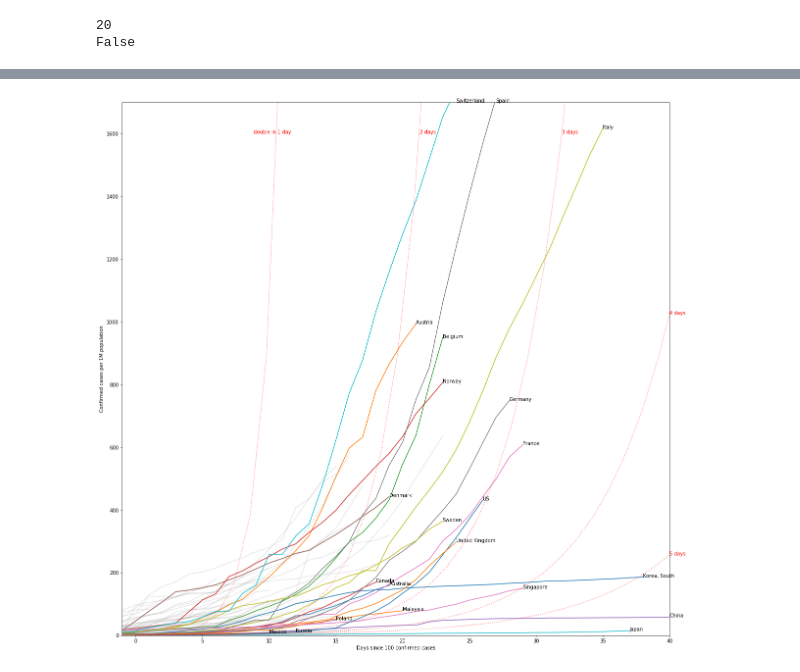
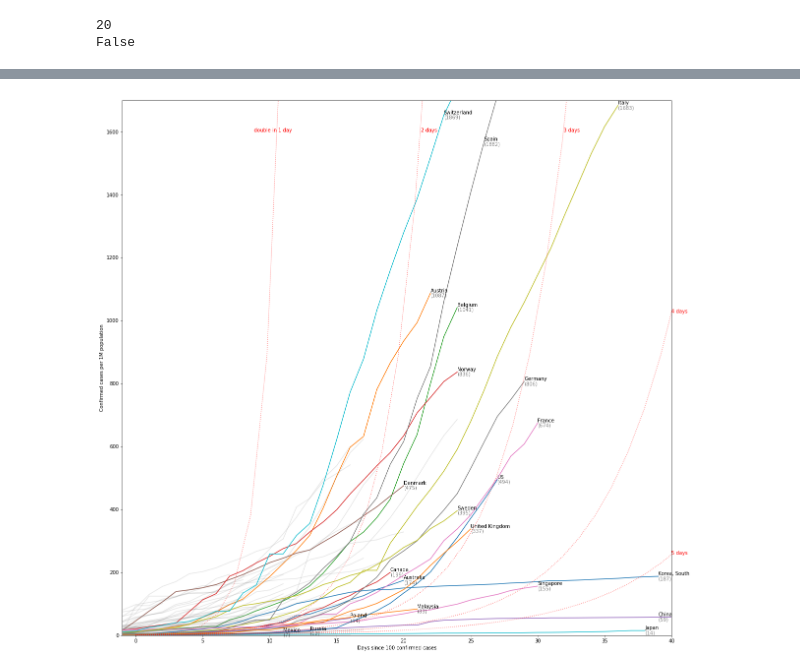
Before and after one commit to bartman/covid19, a Jupyter notebook: covid19-1.ipynb, the cells around one changed output, grey strips where cells are left out. Drawn from its saved outputs; the diff is of its cells as text; code cells hidden in the pictures.

```diff
--- a/covid19-1.ipynb
+++ b/covid19-1.ipynb
@@ -306,6 +306,19 @@ d = d.groupby(['Country/Region','Date'],as_index=False).agg(aggregation)
 
 # these are all the countries...
 countries = d['Country/Region'].unique()
+
+# helper
+def label_location(c):
+    end = c.tail(1)
+    x = int(end['Since'])
+    y = float(end['ConfPer1M'])
+    #print("%-20s - %u, %f" % (cn,ex,ey))
+    if x <= xlim[1] and y <= ylim[1]:
+        return (x, y, y)
+    end = c[ (c['Since'] < xlim[1]) & (c['ConfPer1M'] < ylim[1]) ].tail(1)
+    ex = int(end['Since'])
+    ey = float(end['ConfPer1M'])
+    return (ex, ey, y)
 
 
 # create a plot...
@@ -353,25 +366,17 @@ for cn in countries:
         if cn in focus:
             c.plot(kind='line',x='Since',y='ConfPer1M', label=cn, legend=False, ax=ax)
 
-            end = c.tail(1)
-            ex = int(end['Since'])
-            ey = float(end['ConfPer1M'])
-            #print("%-20s - %u, %f" % (cn,ex,ey))
-            ex = min(ex, xlim[1])
-            ey = min(ey, ylim[1])
-            ax.text(ex,ey,cn)
+            (ex,ey,v) = label_location(c)
+            ax.text(ex, ey, cn, va='bottom')
+            ax.text(ex, ey, "(%u)"%v, va='top', alpha=0.5)
+
 
         else:
             c.plot(kind='line',x='Since',y='ConfPer1M', legend=False, color='gray', alpha=0.2, ax=ax)
 
             if nameUnfocusedCountries:
-                end = c.tail(1)
-                ex = int(end['Since'])
-                ey = float(end['ConfPer1M'])
-                #print("%-20s - %u, %f" % (cn,ex,ey))
-                ex = min(ex, xlim[1])
-                ey = min(ey, ylim[1])
-                ax.text(ex,ey,cn, alpha=0.2)
+                (ex,ey,v) = label_location(c)
+                ax.text(ex, ey, cn, alpha=0.2)
 
     except Exception as err:
         #print(cn,err)
@@ -380,33 +385,33 @@ for cn in countries:
 if showDoublingAtY:
     def double_daily(base, arr):
         arr = np.asarray(arr)
         result = np.power(base,arr)
         return result
     for doublein in [1,2,3,4,5]:
         base = np.power(2,1/doublein)
         x = np.linspace(0,60)
         y = double_daily(base,x)
         plt.plot(x,y,color='red',alpha=0.5,linestyle=':')
         y = showDoublingAtY
         x = math.log(y, base)
         s = "%u day%s" % (doublein, "s" if doublein>1 else "")
         if x > xlim[1]:
             x = xlim[1]
             y = np.power(base,x)
-        plt.text(x,y,s,color='red')
+        plt.text(x, y, s, color='red')
         if doublein == 1:
-            plt.text(x,y,"double in ",color='red', ha='right')
+            plt.text(x, y, "double in ", color='red', ha='right')
 
 ax.set_xlabel("Days since %u confirmed cases" % startCountingAfter)
 ax.set_ylabel("Confirmed cases per 1M population")
 
 if logScale:
     ax.set_ylim(ylim)
 else:
     ax.set_xlim(xlim)
     ax.set_ylim(ylim)
 
 fig.savefig('out/country-tends.png')
 plt.show()
 # %% [output]
-[figure, old version]
+[figure, new version]
```
Also changed, not shown: parts of 4 cells of this notebook, 3 other files.
